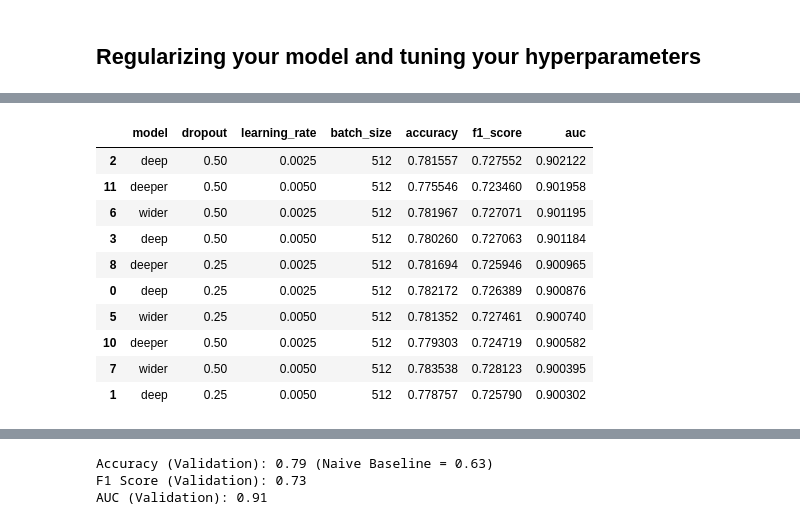
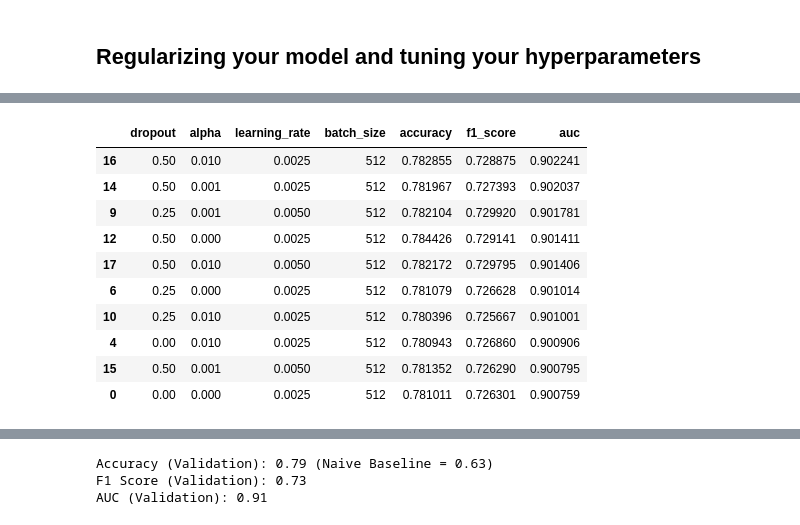
Before and after one commit to sreent/dense-neural-networks, a Jupyter notebook: codes/Twitter US Airline Sentiment - NLP Example.ipynb, the cells around one changed output, grey strips where cells are left out. Saved outputs shown, nothing was run; the diff lists cells and outputs as text; code cells hidden in the pictures.

```diff
--- a/codes/Twitter US Airline Sentiment - NLP Example.ipynb
+++ b/codes/Twitter US Airline Sentiment - NLP Example.ipynb
@@ -376,6 +374,3 @@ Total params: 324419 (1.24 MB)
 Trainable params: 324419 (1.24 MB)
 Non-trainable params: 0 (0.00 Byte)
 _________________________________________________________________
-# %%
-for layer in deep.layers :
-    print(type(layer))
@@ -390 +388,12 @@ layer._name
+# %%
+# our search space
+parameters = {
+    'dropout': [0.0, 0.25, 0.5],
+    'alpha': [0.0, 0.001, 0.01, 0.1],
+    'learning_rate': [0.0025, 0.005],
+    'batch_size': [512]
+}
+
+EPOCHS = 500
+KFOLDS = 5
 # %%
@@ -455,15 +435,15 @@ KFOLDS = 5
 # %%
-stats = grid_search_cv(X_train, y_train,
-                       class_weight=CLASS_WEIGHT,
-                       search_space=params, cv=KFOLDS, epochs=EPOCHS,
-                       callbacks=[EARLY_STOP], seed=SEED)
+cvs_deep = cross_validation(X_train, y_train, cv=5, model=deep,
+                            class_weight=CLASS_WEIGHT,
+                            param_grid=parameters, loss=LOSS_FUNC, metrics=METRICS,
+                            epochs=EPOCHS,
+                            callbacks=[EARLY_STOP], seed=SEED)
 # %%
-def dict_to_dataframe(stats) :
+def dict_to_dataframe(cvs, metrics) :
     entries = []
-    for key, value in stats.items() :
+    for key, value in cvs.items() :
         entry = eval(key)
 
-        metrics = ['accuracy', 'f1_score', 'auc']
         for metric, score in zip(metrics, value) :
             entry[metric] = score
 
@@ -471,18 +451,18 @@ def dict_to_dataframe(stats) :
 
     return pd.DataFrame(entries)
 # %%
-kfold_stats = dict_to_dataframe(stats)
+cvs_deep = dict_to_dataframe(cvs=cvs_deep, metrics=['accuracy', 'f1_score', 'auc'])
 
-kfold_stats.sort_values(by=['auc'], ascending=False).head(10)
+cvs_deep.sort_values(by=['auc'], ascending=False).head(10)
 # %% [output]
-|  | model | dropout | learning_rate | batch_size | accuracy | f1_score | auc |
-| 2 | deep | 0.50 | 0.0025 | 512 | 0.781557 | 0.727552 | 0.902122 |
-| 11 | deeper | 0.50 | 0.0050 | 512 | 0.775546 | 0.723460 | 0.901958 |
-| 6 | wider | 0.50 | 0.0025 | 512 | 0.781967 | 0.727071 | 0.901195 |
-| 3 | deep | 0.50 | 0.0050 | 512 | 0.780260 | 0.727063 | 0.901184 |
-| 8 | deeper | 0.25 | 0.0025 | 512 | 0.781694 | 0.725946 | 0.900965 |
-| 0 | deep | 0.25 | 0.0025 | 512 | 0.782172 | 0.726389 | 0.900876 |
-| 5 | wider | 0.25 | 0.0050 | 512 | 0.781352 | 0.727461 | 0.900740 |
-| 10 | deeper | 0.50 | 0.0025 | 512 | 0.779303 | 0.724719 | 0.900582 |
-| 7 | wider | 0.50 | 0.0050 | 512 | 0.783538 | 0.728123 | 0.900395 |
-| 1 | deep | 0.25 | 0.0050 | 512 | 0.778757 | 0.725790 | 0.900302 |
+|  | dropout | alpha | learning_rate | batch_size | accuracy | f1_score | auc |
+| 16 | 0.50 | 0.010 | 0.0025 | 512 | 0.782855 | 0.728875 | 0.902241 |
+| 14 | 0.50 | 0.001 | 0.0025 | 512 | 0.781967 | 0.727393 | 0.902037 |
+| 9 | 0.25 | 0.001 | 0.0050 | 512 | 0.782104 | 0.729920 | 0.901781 |
+| 12 | 0.50 | 0.000 | 0.0025 | 512 | 0.784426 | 0.729141 | 0.901411 |
+| 17 | 0.50 | 0.010 | 0.0050 | 512 | 0.782172 | 0.729795 | 0.901406 |
+| 6 | 0.25 | 0.000 | 0.0025 | 512 | 0.781079 | 0.726628 | 0.901014 |
+| 10 | 0.25 | 0.010 | 0.0025 | 512 | 0.780396 | 0.725667 | 0.901001 |
+| 4 | 0.00 | 0.010 | 0.0025 | 512 | 0.780943 | 0.726860 | 0.900906 |
+| 15 | 0.50 | 0.001 | 0.0050 | 512 | 0.781352 | 0.726290 | 0.900795 |
+| 0 | 0.00 | 0.000 | 0.0025 | 512 | 0.781011 | 0.726301 | 0.900759 |
```
Also changed, not shown: parts of 22 cells of this notebook.
